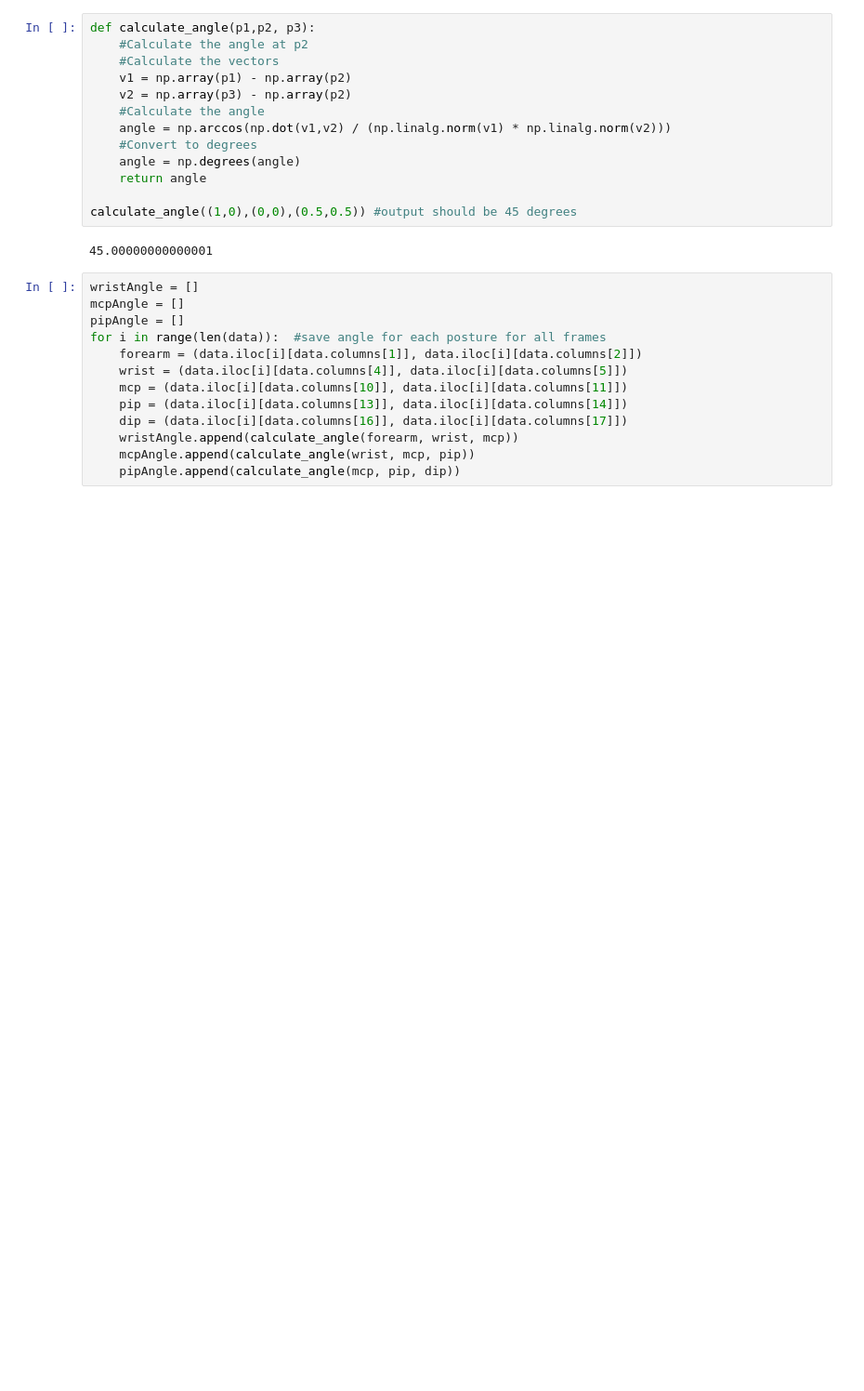
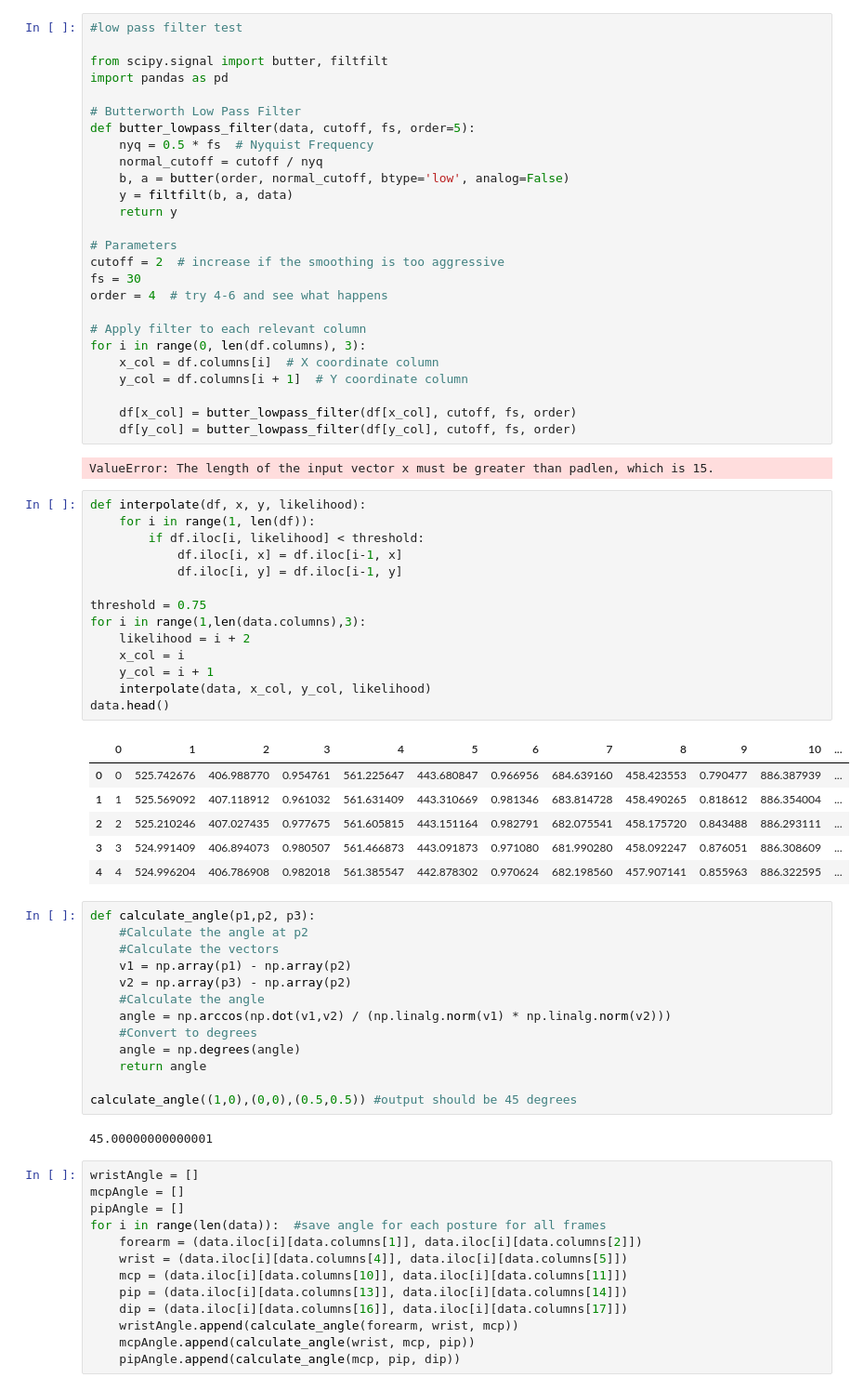
Before and after one commit to draeloslab/stim_behavior, a Jupyter notebook: notebooks/dlc_angles.ipynb, the cells around one changed output. Shown at 93% size. Drawn from its saved outputs; the diff is of its cells as text; blank space fills up the shorter version.

```diff
--- a/notebooks/dlc_angles.ipynb
+++ b/notebooks/dlc_angles.ipynb
@@ -20,3 +42,52 @@ data.iloc[:,2::3] = videoHeight - data.iloc[:,2::3]  #not used
+# %%
+#low pass filter test
+
+from scipy.signal import butter, filtfilt
+import pandas as pd
+
+# Butterworth Low Pass Filter
+def butter_lowpass_filter(data, cutoff, fs, order=5):
+    nyq = 0.5 * fs  # Nyquist Frequency
+    normal_cutoff = cutoff / nyq
+    b, a = butter(order, normal_cutoff, btype='low', analog=False)
+    y = filtfilt(b, a, data)
+    return y
+
+# Parameters
+cutoff = 2  # increase if the smoothing is too aggressive
+fs = 30
+order = 4  # try 4-6 and see what happens
+
+# Apply filter to each relevant column
+for i in range(0, len(df.columns), 3):
+    x_col = df.columns[i]  # X coordinate column
+    y_col = df.columns[i + 1]  # Y coordinate column
+
+    df[x_col] = butter_lowpass_filter(df[x_col], cutoff, fs, order)
+    df[y_col] = butter_lowpass_filter(df[y_col], cutoff, fs, order)
+# %% [output]
+ValueError: The length of the input vector x must be greater than padlen, which is 15.
+# %%
+def interpolate(df, x, y, likelihood):
+    for i in range(1, len(df)):
+        if df.iloc[i, likelihood] < threshold:
+            df.iloc[i, x] = df.iloc[i-1, x]
+            df.iloc[i, y] = df.iloc[i-1, y]
+
+threshold = 0.75
+for i in range(1,len(data.columns),3):
+    likelihood = i + 2
+    x_col = i
+    y_col = i + 1
+    interpolate(data, x_col, y_col, likelihood)
+data.head()
+# %% [output]
+|  | 0 | 1 | 2 | 3 | 4 | 5 | 6 | 7 | 8 | 9 | 10 | ... |
+| 0 | 0 | 525.742676 | 406.988770 | 0.954761 | 561.225647 | 443.680847 | 0.966956 | 684.639160 | 458.423553 | 0.790477 | 886.387939 | ... |
+| 1 | 1 | 525.569092 | 407.118912 | 0.961032 | 561.631409 | 443.310669 | 0.981346 | 683.814728 | 458.490265 | 0.818612 | 886.354004 | ... |
+| 2 | 2 | 525.210246 | 407.027435 | 0.977675 | 561.605815 | 443.151164 | 0.982791 | 682.075541 | 458.175720 | 0.843488 | 886.293111 | ... |
+| 3 | 3 | 524.991409 | 406.894073 | 0.980507 | 561.466873 | 443.091873 | 0.971080 | 681.990280 | 458.092247 | 0.876051 | 886.308609 | ... |
+| 4 | 4 | 524.996204 | 406.786908 | 0.982018 | 561.385547 | 442.878302 | 0.970624 | 682.198560 | 457.907141 | 0.855963 | 886.322595 | ... |
 # %%
 def calculate_angle(p1,p2, p3):
     #Calculate the angle at p2
```
Also changed, not shown: parts of 8 cells of this notebook.
